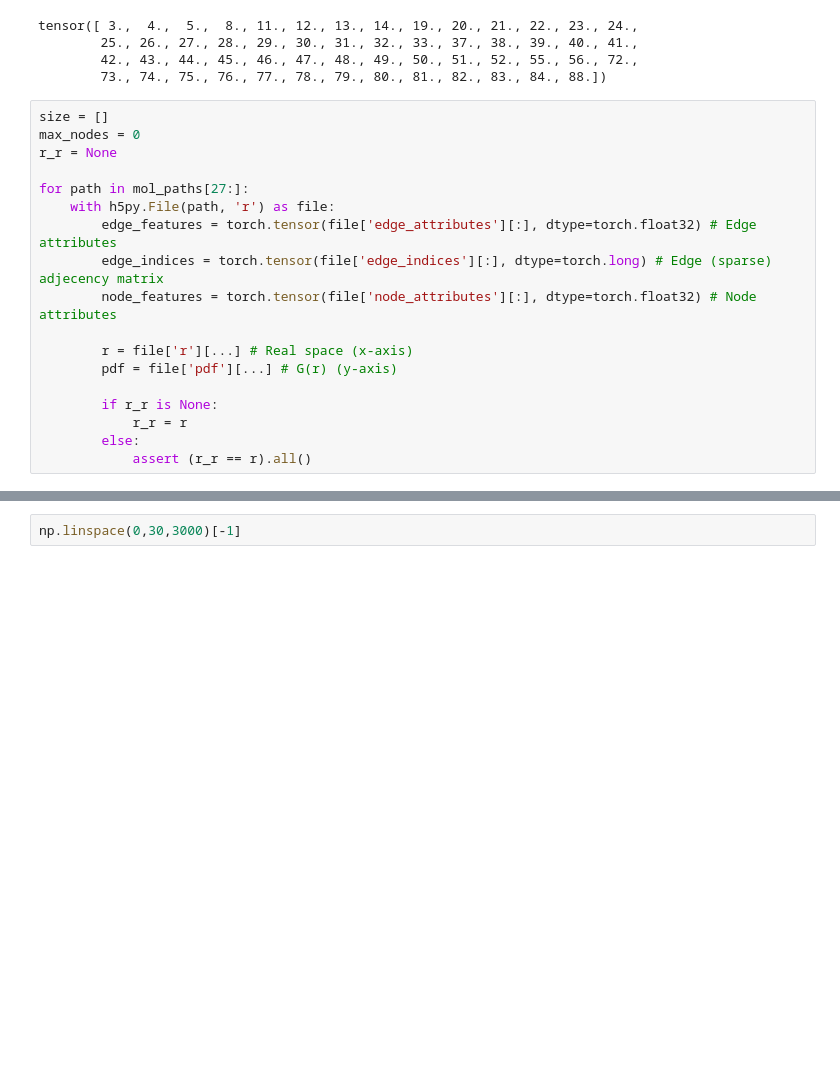
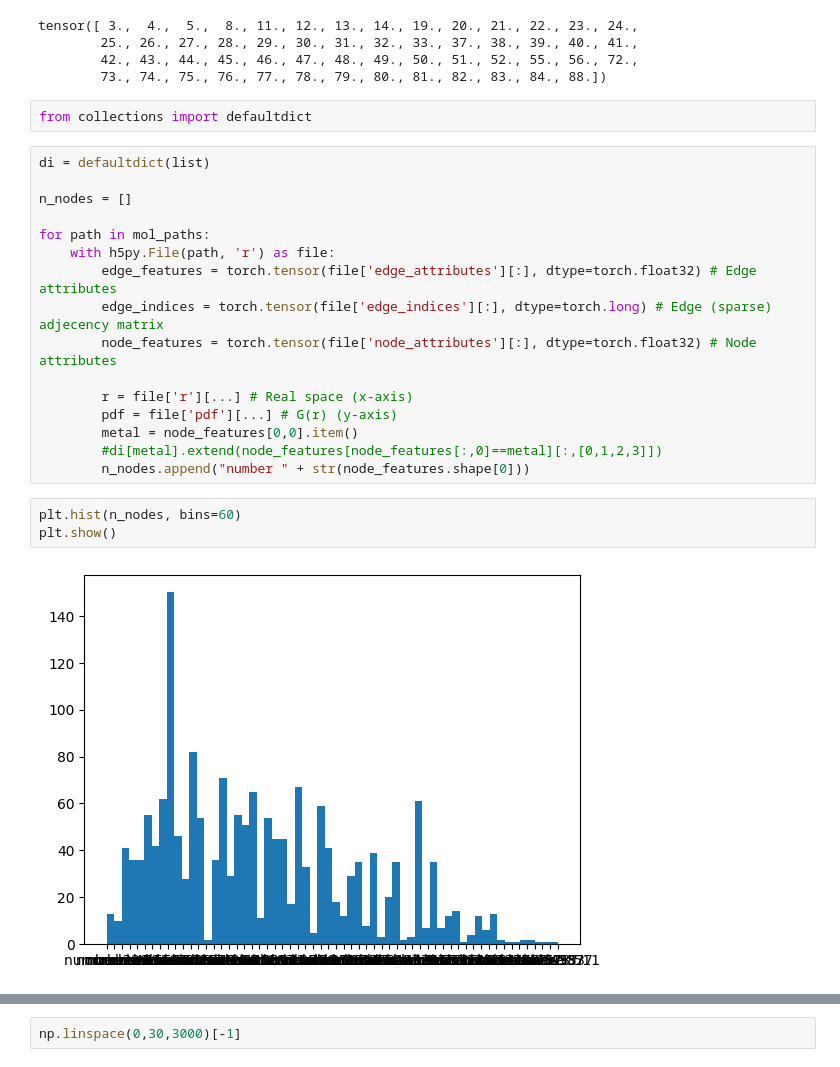
Before and after one commit to BaconBreaker/graph-diffusion-project, a Jupyter notebook: data_exploration.ipynb, the cells around one changed output, grey strips where cells are left out. Cells and saved outputs as stored; diff of their text form; blank space fills up the shorter version.

```diff
--- a/data_exploration.ipynb
+++ b/data_exploration.ipynb
@@ -100,12 +100,14 @@ tensor([ 3.,  4.,  5.,  8., 11., 12., 13., 14., 19., 20., 21., 22., 23., 24.,
         25., 26., 27., 28., 29., 30., 31., 32., 33., 37., 38., 39., 40., 41.,
         42., 43., 44., 45., 46., 47., 48., 49., 50., 51., 52., 55., 56., 72.,
         73., 74., 75., 76., 77., 78., 79., 80., 81., 82., 83., 84., 88.])
+# %%
+from collections import defaultdict
 # %%
-size = []
-max_nodes = 0
-r_r = None
+di = defaultdict(list)
 
-for path in mol_paths[27:]:
+n_nodes = []
+
+for path in mol_paths:
     with h5py.File(path, 'r') as file:
         edge_features = torch.tensor(file['edge_attributes'][:], dtype=torch.float32) # Edge attributes
         edge_indices = torch.tensor(file['edge_indices'][:], dtype=torch.long) # Edge (sparse) adjecency matrix
@@ -113,8 +115,11 @@ for path in mol_paths[27:]:
 
         r = file['r'][...] # Real space (x-axis)
         pdf = file['pdf'][...] # G(r) (y-axis)
-
-        if r_r is None:
-            r_r = r
-        else:
-            assert (r_r == r).all()
+        metal = node_features[0,0].item()
+        #di[metal].extend(node_features[node_features[:,0]==metal][:,[0,1,2,3]])
+        n_nodes.append("number " + str(node_features.shape[0]))
+# %%
+plt.hist(n_nodes, bins=60)
+plt.show()
+# %% [output]
+[figure, added]
```
Also changed, not shown: parts of 4 cells of this notebook, 3 other files.
